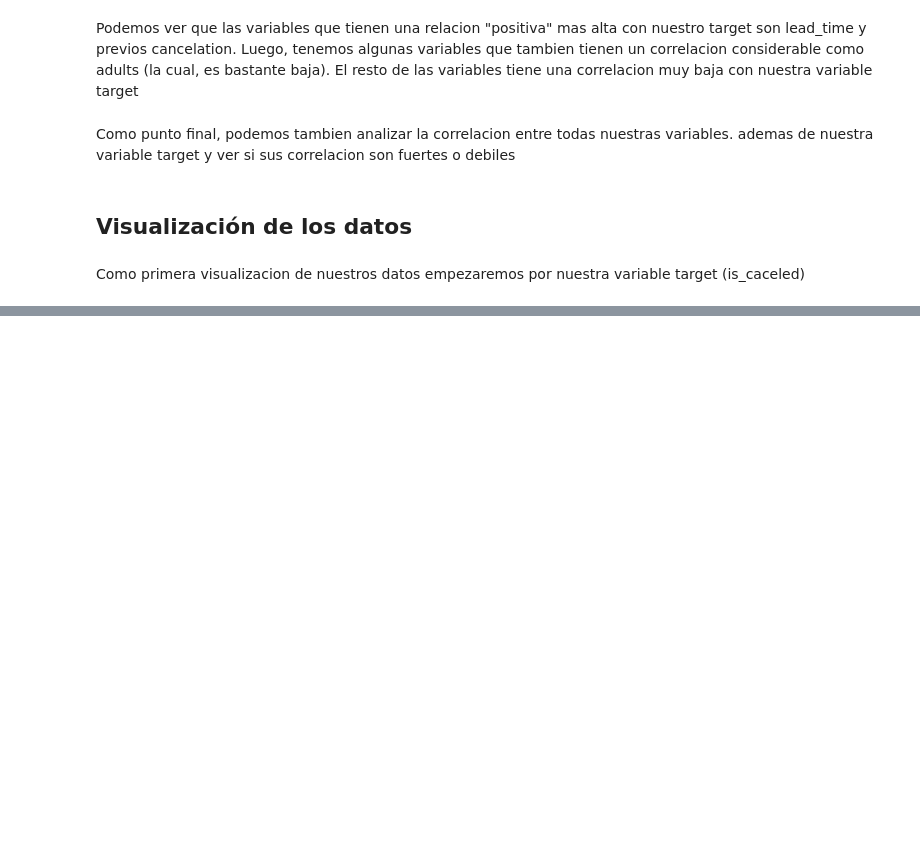
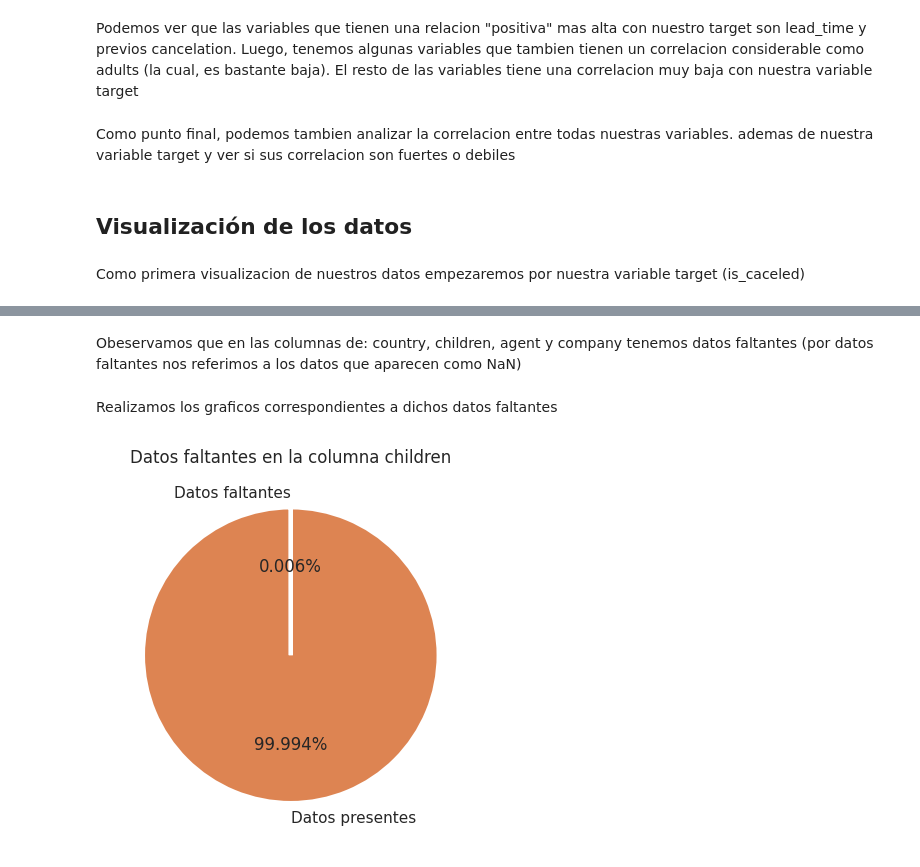
Before and after one commit to franciscoL0pez/TrabajosPracticosOrganizacionDeDatos1C2023, a Jupyter notebook: Tp_1.ipynb, the cells around one changed output, grey strips where cells are left out. Drawn from its saved outputs; the diff is of its cells as text; code cells hidden in the pictures; blank space fills up the shorter version.

```diff
--- a/Tp_1.ipynb
+++ b/Tp_1.ipynb
@@ -297,0 +345,16 @@ plt.show()
+# %% [markdown]
+Obeservamos que en las columnas de: country, children, agent y company tenemos datos faltantes (por datos faltantes nos referimos a los datos que aparecen como NaN)
+# %% [markdown]
+Realizamos los graficos correspondientes a dichos datos faltantes
+# %%
+datos_faltantes = df_hotels_train['children'].isnull().sum()
+
+labels = ['Datos faltantes', 'Datos presentes']
+sizes = [datos_faltantes, len(df_hotels_train) - datos_faltantes]
+plt.pie(sizes, labels=labels, autopct='%1.3f%%', startangle=90)
+
+plt.title('Datos faltantes en la columna children')
+
+plt.show()
+# %% [output]
+[figure, added]
```
Also changed, not shown: parts of 32 cells of this notebook.
